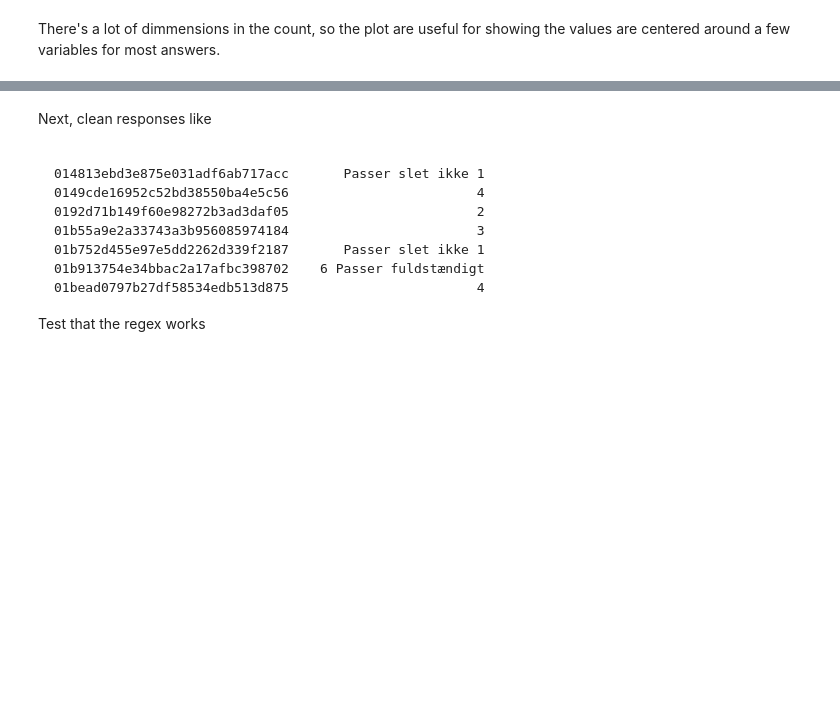
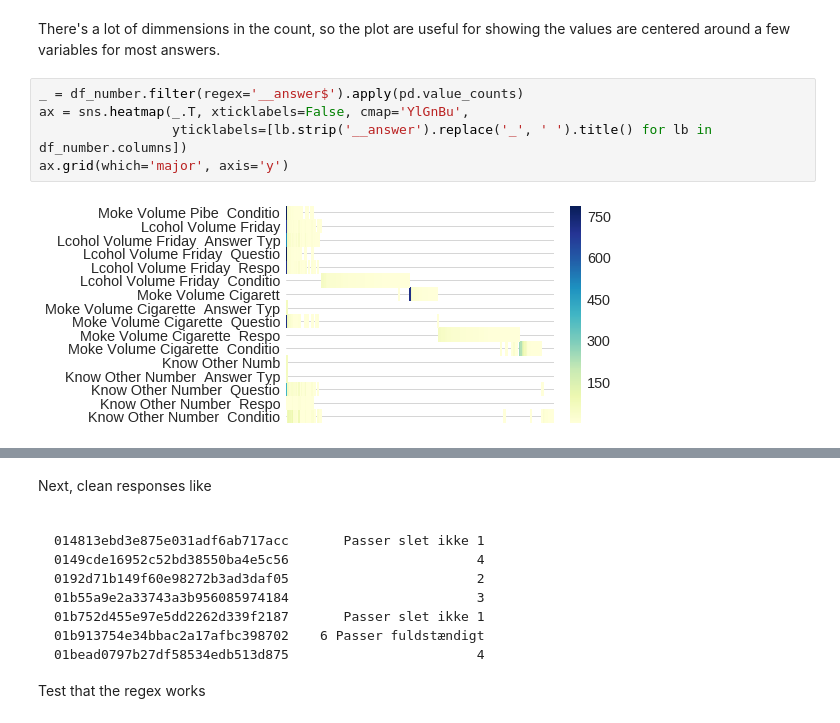
Before and after one commit to AllanLRH/master_thesis, a Jupyter notebook: tryLoadData/load_morequestions_data.ipynb, the cells around one changed output, grey strips where cells are left out. Drawn from its saved outputs; the diff is of its cells as text; blank space fills up the shorter version.

```diff
--- a/tryLoadData/load_morequestions_data.ipynb
+++ b/tryLoadData/load_morequestions_data.ipynb
@@ -255,3 +260,10 @@ df_number.head()
 5 rows × 80 columns
 # %% [markdown]
 There's a lot of dimmensions in the count, so the plot are useful for showing the values are centered around a few variables for most answers.
+# %%
+_ = df_number.filter(regex='__answer$').apply(pd.value_counts)
+ax = sns.heatmap(_.T, xticklabels=False, cmap='YlGnBu',
+                 yticklabels=[lb.strip('__answer').replace('_', ' ').title() for lb in df_number.columns])
+ax.grid(which='major', axis='y')
+# %% [output]
+[figure, added]
```
Also changed, not shown: parts of 20 cells of this notebook.
